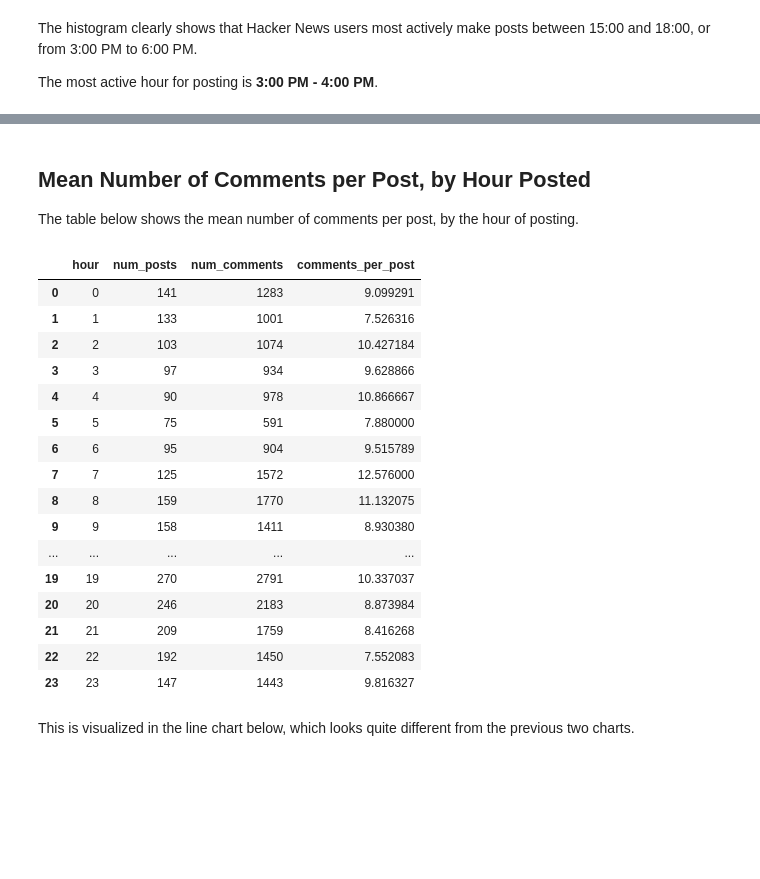
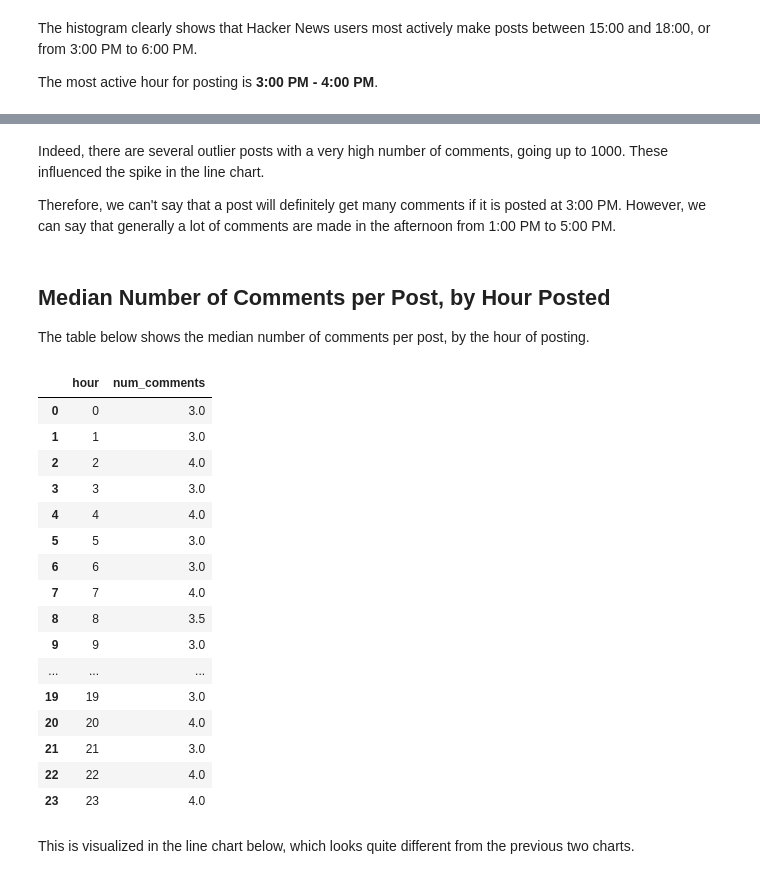
Before and after one commit to MiguelAHG/mahg-data-science, a Jupyter notebook: _notebooks/2021-05-11-Optimizing-Hacker-News-Posts.ipynb, the cells around one changed output, grey strips where cells are left out. Drawn from its saved outputs; the diff is of its cells as text; code cells hidden in the pictures; blank space fills up the shorter version.

Commit message:
Update May 11 (Hacker News) post

```diff
--- a/_notebooks/2021-05-11-Optimizing-Hacker-News-Posts.ipynb
+++ b/_notebooks/2021-05-11-Optimizing-Hacker-News-Posts.ipynb
@@ -392,12 +392,12 @@ We will divide the day into 24 one-hour periods, and then calculate the number o
 
 Before analying, we need to inspect the "created_at" column of the dataset.
 # %%
-hn_show = hn.loc[
-    hn["post_type"] == "Show"
+hn_ask = hn.loc[
+    hn["post_type"] == "Ask"
 ].reset_index(
     drop = True,
 )
 
-hn_show[["created_at"]].head()
+hn_ask[["created_at"]].head()
 # %% [output]
 |  | created_at |
@@ -416,0 +421,7 @@ template = "%m/%d/%Y %H:%M"
+# %%
+hn_ask["created_at"] = pd.to_datetime(
+    hn_ask["created_at"],
+    format = template,
+)
+
+hn_ask["created_at"].head()
@@ -535,0 +513,10 @@ hours_mean
+# %%
+hn_ask["hour"] = hn_ask["created_at"].dt.hour
+
+hours_median = hn_ask.pivot_table(
+    index = "hour",
+    values = "num_comments",
+    aggfunc = np.median,
+).reset_index()
+
+hours_median
@@ -634,27 +656,31 @@ Posts made at **2:00 PM - 3:00 PM** receive an especially high number of comment
+# %% [markdown]
+Indeed, there are several outlier posts with a very high number of comments, going up to 1000. These influenced the spike in the line chart.
+
+Therefore, we can't say that a post will definitely get many comments if it is posted at 3:00 PM. However, we can say that generally a lot of comments are made in the afternoon from 1:00 PM to 5:00 PM.
 # %% [markdown]
-## Mean Number of Comments per Post, by Hour Posted
+## Median Number of Comments per Post, by Hour Posted
 
-The table below shows the mean number of comments per post, by the hour of posting.
+The table below shows the median number of comments per post, by the hour of posting.
 # %%
-hours_mean
+hours_median
 # %% [output]
-|  | hour | num_posts | num_comments | comments_per_post |
-| 0 | 0 | 141 | 1283 | 9.099291 |
-| 1 | 1 | 133 | 1001 | 7.526316 |
-| 2 | 2 | 103 | 1074 | 10.427184 |
-| 3 | 3 | 97 | 934 | 9.628866 |
-| 4 | 4 | 90 | 978 | 10.866667 |
-| 5 | 5 | 75 | 591 | 7.880000 |
-| 6 | 6 | 95 | 904 | 9.515789 |
-| 7 | 7 | 125 | 1572 | 12.576000 |
-| 8 | 8 | 159 | 1770 | 11.132075 |
-| 9 | 9 | 158 | 1411 | 8.930380 |
-| ... | ... | ... | ... | ... |
-| 19 | 19 | 270 | 2791 | 10.337037 |
-| 20 | 20 | 246 | 2183 | 8.873984 |
-| 21 | 21 | 209 | 1759 | 8.416268 |
-| 22 | 22 | 192 | 1450 | 7.552083 |
-| 23 | 23 | 147 | 1443 | 9.816327 |
+|  | hour | num_comments |
+| 0 | 0 | 3.0 |
+| 1 | 1 | 3.0 |
+| 2 | 2 | 4.0 |
+| 3 | 3 | 3.0 |
+| 4 | 4 | 4.0 |
+| 5 | 5 | 3.0 |
+| 6 | 6 | 3.0 |
+| 7 | 7 | 4.0 |
+| 8 | 8 | 3.5 |
+| 9 | 9 | 3.0 |
+| ... | ... | ... |
+| 19 | 19 | 3.0 |
+| 20 | 20 | 4.0 |
+| 21 | 21 | 3.0 |
+| 22 | 22 | 4.0 |
+| 23 | 23 | 4.0 |
 # %% [markdown]
 This is visualized in the line chart below, which looks quite different from the previous two charts.
 # %%
```
Also changed, not shown: parts of 22 cells of this notebook.
